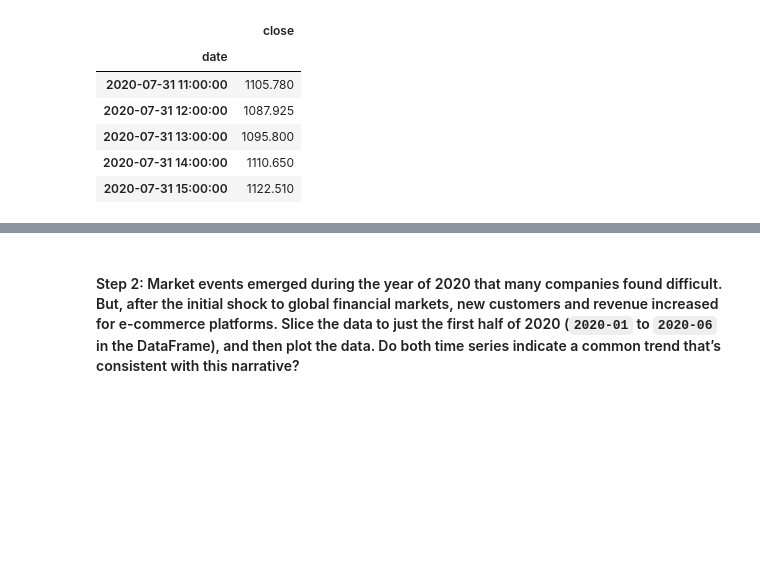
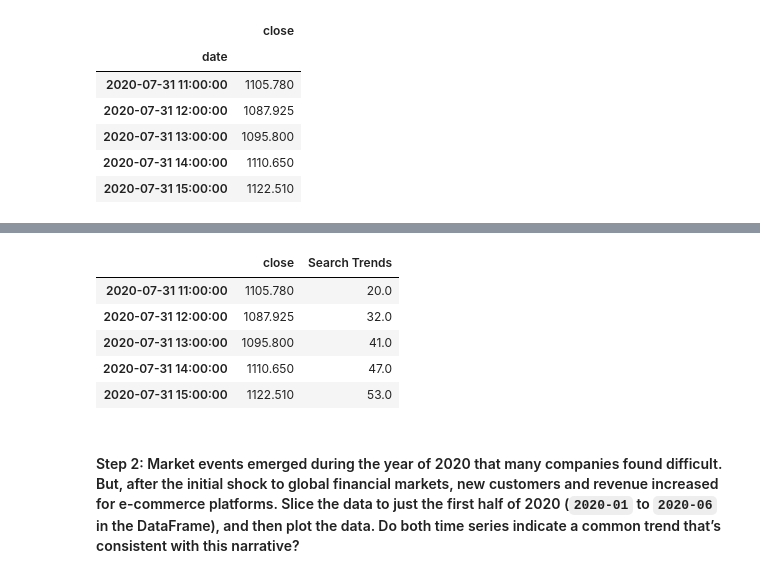
Before and after one commit to Kidalv85/prophet-challenge, a Jupyter notebook: forecasting_net_prophet.ipynb, the cells around one changed output, grey strips where cells are left out. Cells and saved outputs as stored; diff of their text form; code cells hidden in the pictures; blank space fills up the shorter version.

```diff
--- a/forecasting_net_prophet.ipynb
+++ b/forecasting_net_prophet.ipynb
@@ -236,3 +248,12 @@ display(df_mercado_stock.tail())
+# %%
+combined_mercado_df.tail()
+# %% [output]
+|  | close | Search Trends |
+| 2020-07-31 11:00:00 | 1105.780 | 20.0 |
+| 2020-07-31 12:00:00 | 1087.925 | 32.0 |
+| 2020-07-31 13:00:00 | 1095.800 | 41.0 |
+| 2020-07-31 14:00:00 | 1110.650 | 47.0 |
+| 2020-07-31 15:00:00 | 1122.510 | 53.0 |
 # %% [markdown]
 #### Step 2: Market events emerged during the year of 2020 that many companies found difficult. But, after the initial shock to global financial markets, new customers and revenue increased for e-commerce platforms. Slice the data to just the first half of 2020 (`2020-01` to `2020-06` in the DataFrame), and then plot the data. Do both time series indicate a common trend that’s consistent with this narrative?
 # %%
```
Also changed, not shown: parts of 2 cells of this notebook.
